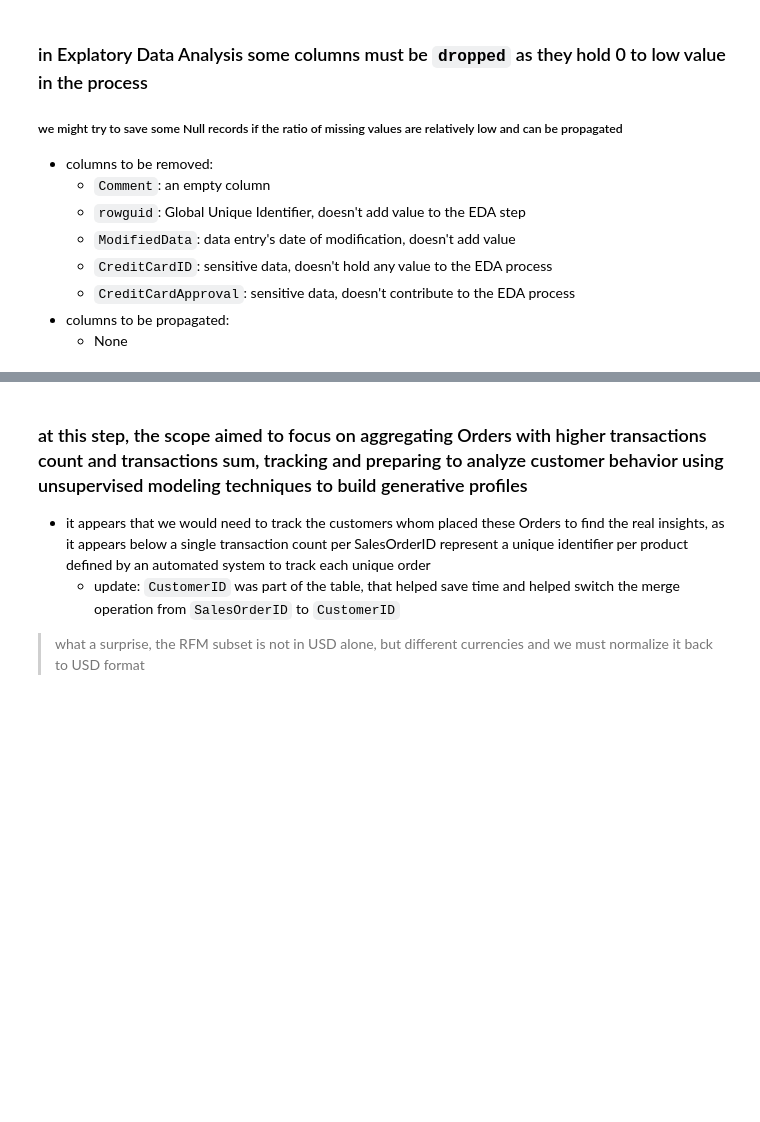
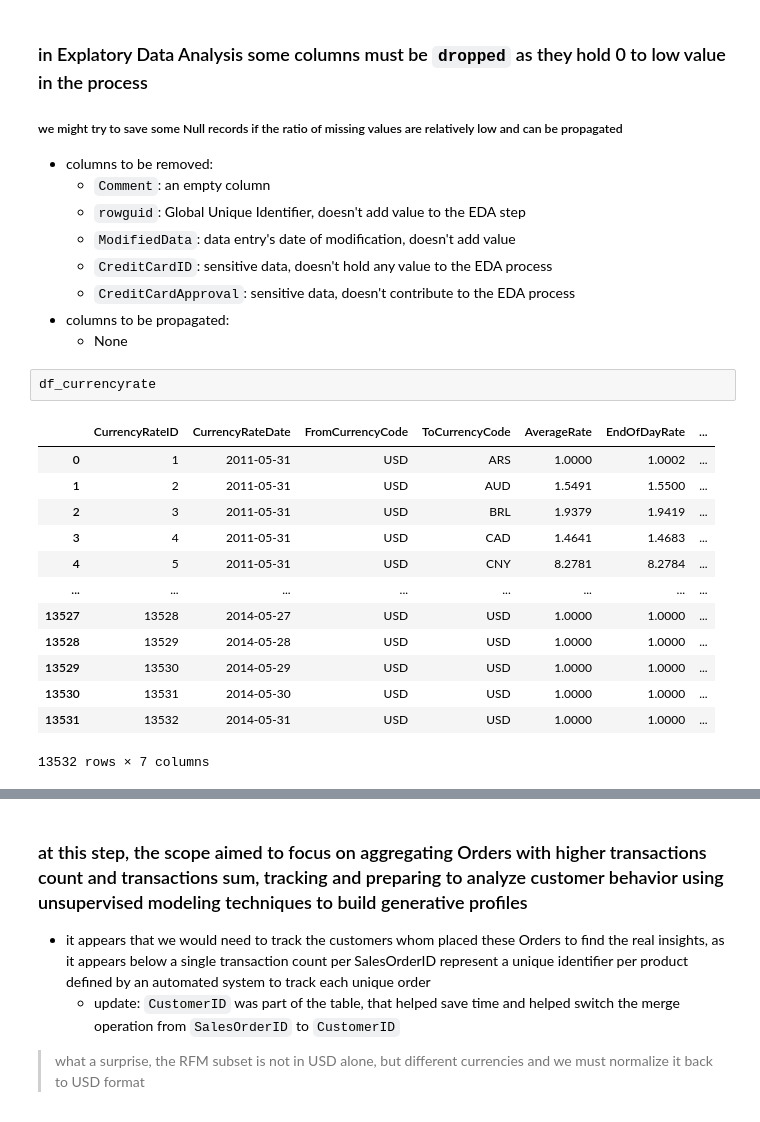
Before and after one commit to AtlasMarbx/AdventureWorks-Data-Migration-and-insight-extraction, a Jupyter notebook: EDA_process.ipynb, the cells around one changed output, grey strips where cells are left out. Drawn from its saved outputs; the diff is of its cells as text; blank space fills up the shorter version.

```diff
--- a/EDA_process.ipynb
+++ b/EDA_process.ipynb
@@ -250,3 +270,19 @@ online_orders_ratio: 87.90%
     - `CreditCardApproval`: sensitive data, doesn't contribute to the EDA process
 - columns to be propagated:
     - None
+# %%
+df_currencyrate
+# %% [output]
+|  | CurrencyRateID | CurrencyRateDate | FromCurrencyCode | ToCurrencyCode | AverageRate | EndOfDayRate | ... |
+| 0 | 1 | 2011-05-31 | USD | ARS | 1.0000 | 1.0002 | ... |
+| 1 | 2 | 2011-05-31 | USD | AUD | 1.5491 | 1.5500 | ... |
+| 2 | 3 | 2011-05-31 | USD | BRL | 1.9379 | 1.9419 | ... |
+| 3 | 4 | 2011-05-31 | USD | CAD | 1.4641 | 1.4683 | ... |
+| 4 | 5 | 2011-05-31 | USD | CNY | 8.2781 | 8.2784 | ... |
+| ... | ... | ... | ... | ... | ... | ... | ... |
+| 13527 | 13528 | 2014-05-27 | USD | USD | 1.0000 | 1.0000 | ... |
+| 13528 | 13529 | 2014-05-28 | USD | USD | 1.0000 | 1.0000 | ... |
+| 13529 | 13530 | 2014-05-29 | USD | USD | 1.0000 | 1.0000 | ... |
+| 13530 | 13531 | 2014-05-30 | USD | USD | 1.0000 | 1.0000 | ... |
+| 13531 | 13532 | 2014-05-31 | USD | USD | 1.0000 | 1.0000 | ... |
+13532 rows × 7 columns
```
Also changed, not shown: parts of 8 cells of this notebook.
